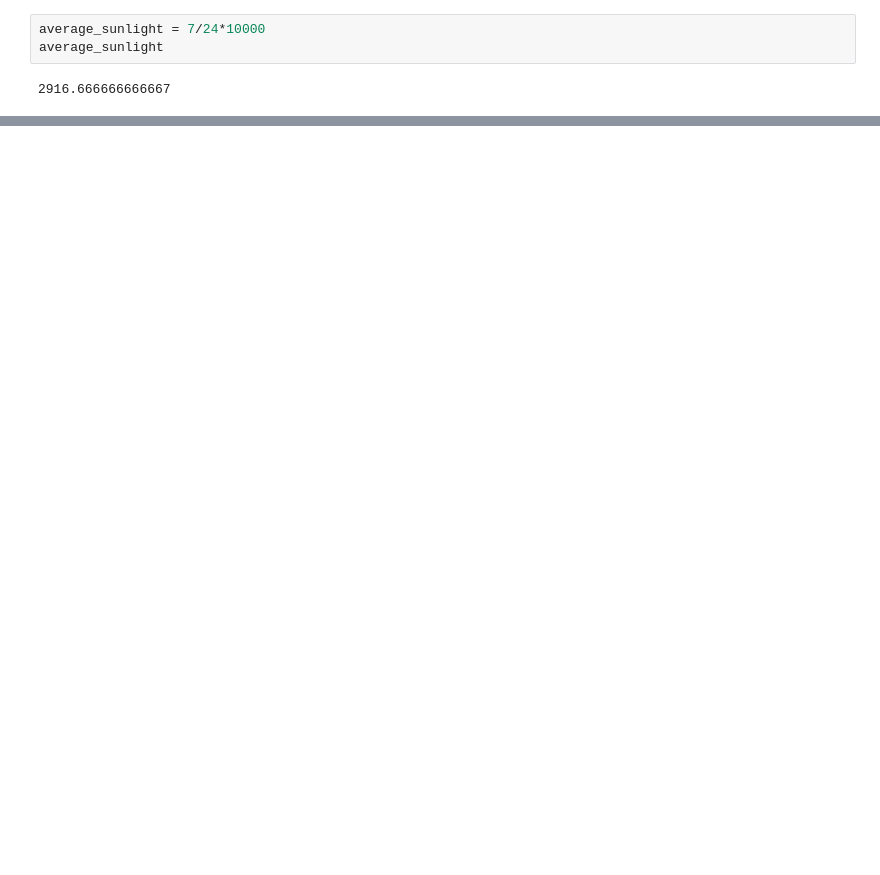
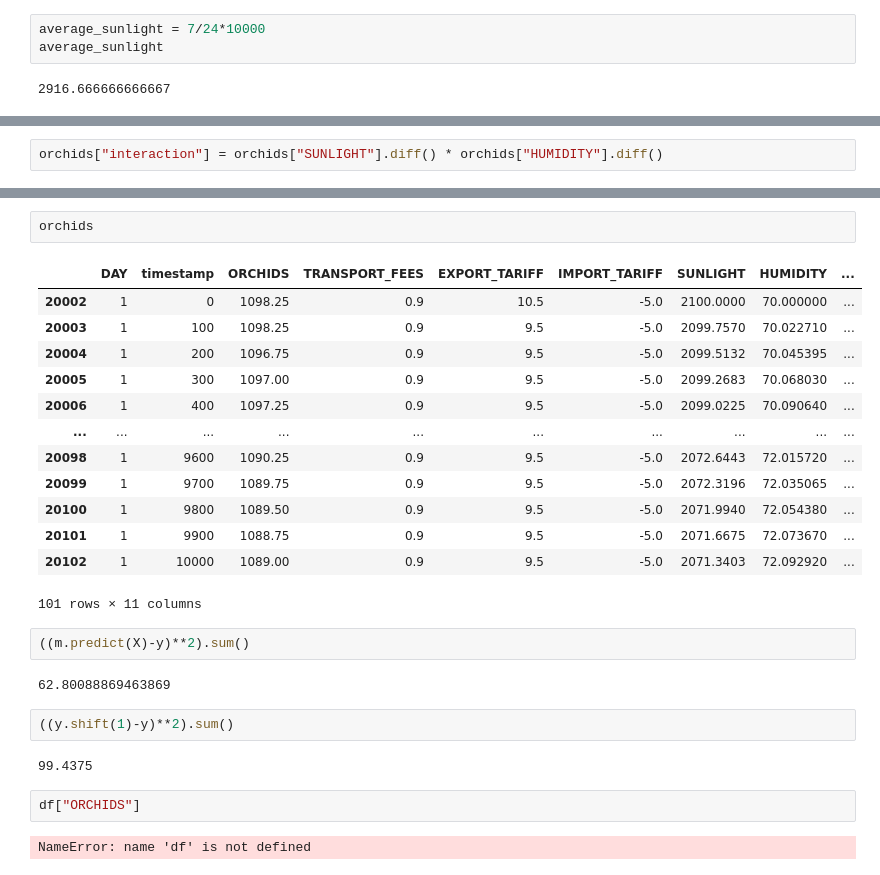
Before and after one commit to felixpoirier1/Prosperity, a Jupyter notebook: notebooks/R2 Exploratory Data Analysis.ipynb, the cells around one changed output, grey strips where cells are left out. Cells and saved outputs as stored; diff of their text form; blank space fills up the shorter version.

```diff
--- a/notebooks/R2 Exploratory Data Analysis.ipynb
+++ b/notebooks/R2 Exploratory Data Analysis.ipynb
@@ -340,0 +683,2 @@ average_sunlight
+# %%
+orchids["interaction"] = orchids["SUNLIGHT"].diff() * orchids["HUMIDITY"].diff()
@@ -340,0 +702,28 @@ average_sunlight
+# %%
+orchids
+# %% [output]
+|  | DAY | timestamp | ORCHIDS | TRANSPORT_FEES | EXPORT_TARIFF | IMPORT_TARIFF | SUNLIGHT | HUMIDITY | ... |
+| 20002 | 1 | 0 | 1098.25 | 0.9 | 10.5 | -5.0 | 2100.0000 | 70.000000 | ... |
+| 20003 | 1 | 100 | 1098.25 | 0.9 | 9.5 | -5.0 | 2099.7570 | 70.022710 | ... |
+| 20004 | 1 | 200 | 1096.75 | 0.9 | 9.5 | -5.0 | 2099.5132 | 70.045395 | ... |
+| 20005 | 1 | 300 | 1097.00 | 0.9 | 9.5 | -5.0 | 2099.2683 | 70.068030 | ... |
+| 20006 | 1 | 400 | 1097.25 | 0.9 | 9.5 | -5.0 | 2099.0225 | 70.090640 | ... |
+| ... | ... | ... | ... | ... | ... | ... | ... | ... | ... |
+| 20098 | 1 | 9600 | 1090.25 | 0.9 | 9.5 | -5.0 | 2072.6443 | 72.015720 | ... |
+| 20099 | 1 | 9700 | 1089.75 | 0.9 | 9.5 | -5.0 | 2072.3196 | 72.035065 | ... |
+| 20100 | 1 | 9800 | 1089.50 | 0.9 | 9.5 | -5.0 | 2071.9940 | 72.054380 | ... |
+| 20101 | 1 | 9900 | 1088.75 | 0.9 | 9.5 | -5.0 | 2071.6675 | 72.073670 | ... |
+| 20102 | 1 | 10000 | 1089.00 | 0.9 | 9.5 | -5.0 | 2071.3403 | 72.092920 | ... |
+101 rows × 11 columns
+# %%
+((m.predict(X)-y)**2).sum()
+# %% [output]
+62.80088869463869
+# %%
+((y.shift(1)-y)**2).sum()
+# %% [output]
+99.4375
+# %%
+df["ORCHIDS"]
+# %% [output]
+NameError: name 'df' is not defined
```
Also changed, not shown: parts of 33 cells of this notebook, 3 other files.
